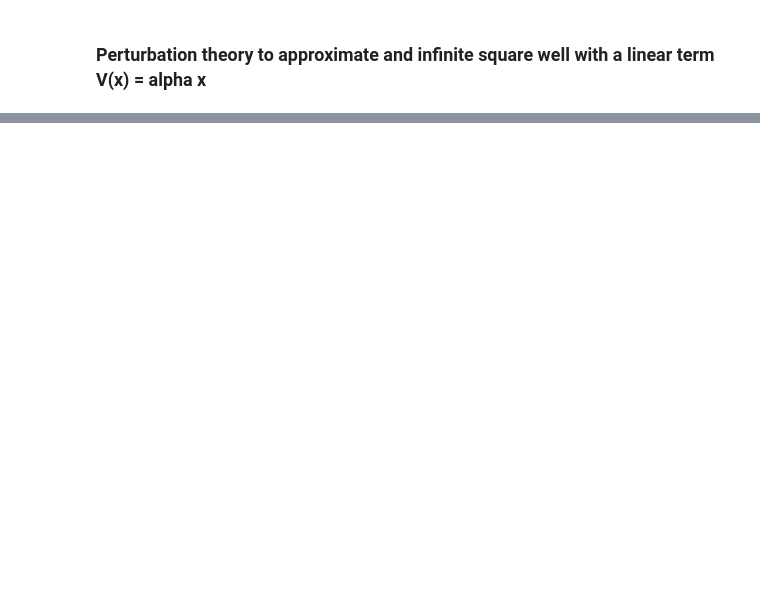
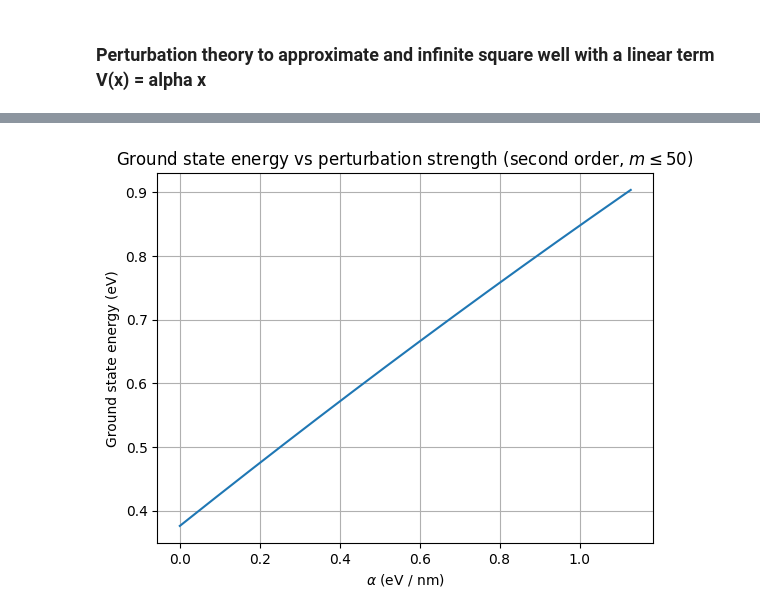
Before and after one commit to GijsKUU/QuantumMechanicsPractical1, a Jupyter notebook: Perturbation.ipynb, the cells around one changed output, grey strips where cells are left out. Cells and saved outputs as stored; diff of their text form; code cells hidden in the pictures; blank space fills up the shorter version.

Commit message:
Plotted energy levels against series of alpha values

```diff
--- a/Perturbation.ipynb
+++ b/Perturbation.ipynb
@@ -3,6 +3,8 @@
 # %%
 import math
 import scipy.constants as sc
+import numpy as np
+import matplotlib.pyplot as plt
 
 
 """
@@ -12,7 +14,7 @@ mass    = mass of particle in the well
 length  = length of the well
 """
 def unperturbed_energy(n, mass, length):
-    numerator = math.pow(n,2) * math.pow(math.pi, 2) * math.pow(sc.hbar, 2)
+    numerator = math.pow(n,2) * math.pow(np.pi, 2) * math.pow(sc.hbar, 2)
     denominator = 2 * mass * math.pow(length, 2)
 
     return numerator / denominator
@@ -20,7 +22,7 @@ def unperturbed_energy(n, mass, length):
 """
 Calculating the first order correction.
 Found by solving ⟨1|V1|1⟩
-This correction is generalized for all n
+This correction is generalized for all n, as it does not take n into account
 """
 def first_order_correction(alpha, length):
     numerator = alpha * length
@@ -35,19 +37,19 @@ Found by solving:
 """
 def second_order_correction_groundstate(alpha, mass, length, max_n=10):
     # Split into left-hand-side (LHS) and right-hand-side(RHS) which is the sum over even n
-    numerator = 128 * mass * math.pow(length, 4)
-    denominator = math.pow(math.pi, 4) * math.pow(sc.hbar,2)
-    LHS = numerator / denominator
+    numerator = -128 * mass * (length**4) * (alpha**2)
+    denominator = (np.pi**6) * (sc.hbar**2)
+    prefactor = numerator / denominator
 
     # Now summing over even n
     sum_range = range(2,max_n, 2)
-    sum_result = 0
-    for i in sum_range:
-        temp = math.pow(i,2) / (math.pow(i-1, 5)*math.pow(i+1,5))
+    sum_result = 0.0
+    for n in sum_range:
+        temp = (n**2) / (((n-1)**5) * ((n+1)**5))
         sum_result+=temp
 
 
-    return LHS * sum_result
+    return prefactor * sum_result
 
 """
 Combining the unperturbed energy with the 2 corrections for our final result
@@ -59,6 +61,65 @@ particle_mass = sc.electron_mass # using an electron
 well_length = 1e-9
 
 ground_state = unperturbed_energy(1,particle_mass,well_length)
-print(ground_state)
+print(ground_state) # this is in joules
+print(ground_state / sc.electron_volt) # this is in electron volts eV
+
+"""
+We choose alpha such that the first-order perturbative correction becomes comparable to the unperturbed level spacing
+"""
+alpha_min = 0
+delta_E = (3 * (np.pi**2) * (sc.hbar**2)) / (2 * particle_mass * (well_length**2))
+alpha_max = delta_E / well_length
+num_steps = 200
+alpha_values = np.linspace(alpha_min, alpha_max, num_steps)
+
+E0 = unperturbed_energy(1, particle_mass, well_length)
+
+# list of ground state energies for different alphas
+E_ground = []
+
+for alpha in alpha_values:
+    E1 = first_order_correction(alpha, well_length)
+    E2 = second_order_correction_groundstate(
+        alpha,
+        particle_mass,
+        well_length,
+        max_n=50
+    )
+    E_ground.append(E0 + E1 + E2)
+
+# Array of all ground-state energy levels in joules for range of alpha values
+E_ground = np.array(E_ground)
+
+# From joules to eV
+E_ground_ev = E_ground / sc.electron_volt
+alpha_ev_per_nm = alpha_values * well_length / sc.electron_volt
+
+plt.figure()
+plt.plot(alpha_ev_per_nm, E_ground_ev)
+plt.xlabel(r'$\alpha$ (eV / nm)')
+plt.ylabel('Ground state energy (eV)')
+plt.title('Ground state energy vs perturbation strength (second order, $m \\leq 50$)')
+plt.grid(True)
+plt.show()
+
+
+E_first_only = E0 + alpha_values * well_length / 2
+
+plt.figure()
+plt.plot(alpha_ev_per_nm, E0 / sc.electron_volt * np.ones_like(alpha_values))
+plt.plot(alpha_ev_per_nm, E_first_only / sc.electron_volt)
+plt.plot(alpha_ev_per_nm, E_ground_ev)
+
+plt.xlabel(r'$\alpha$ (eV / nm)')
+plt.ylabel('Energy (eV)')
+plt.legend(['Unperturbed', 'First order', 'Second order'])
+plt.grid(True)
+plt.show()
+
+
+for max_n in [2, 4, 6, 10, 20, 50]:
+    E2 = second_order_correction_groundstate(alpha_max, particle_mass, well_length, max_n)
+    print(max_n, E2 / sc.electron_volt)
 # %% [output]
 6.024667394036591e-20
@@ -64,0 +127 @@ print(ground_state)
+[figure, added]
```
Also changed, not shown: parts of 1 cell of this notebook.
